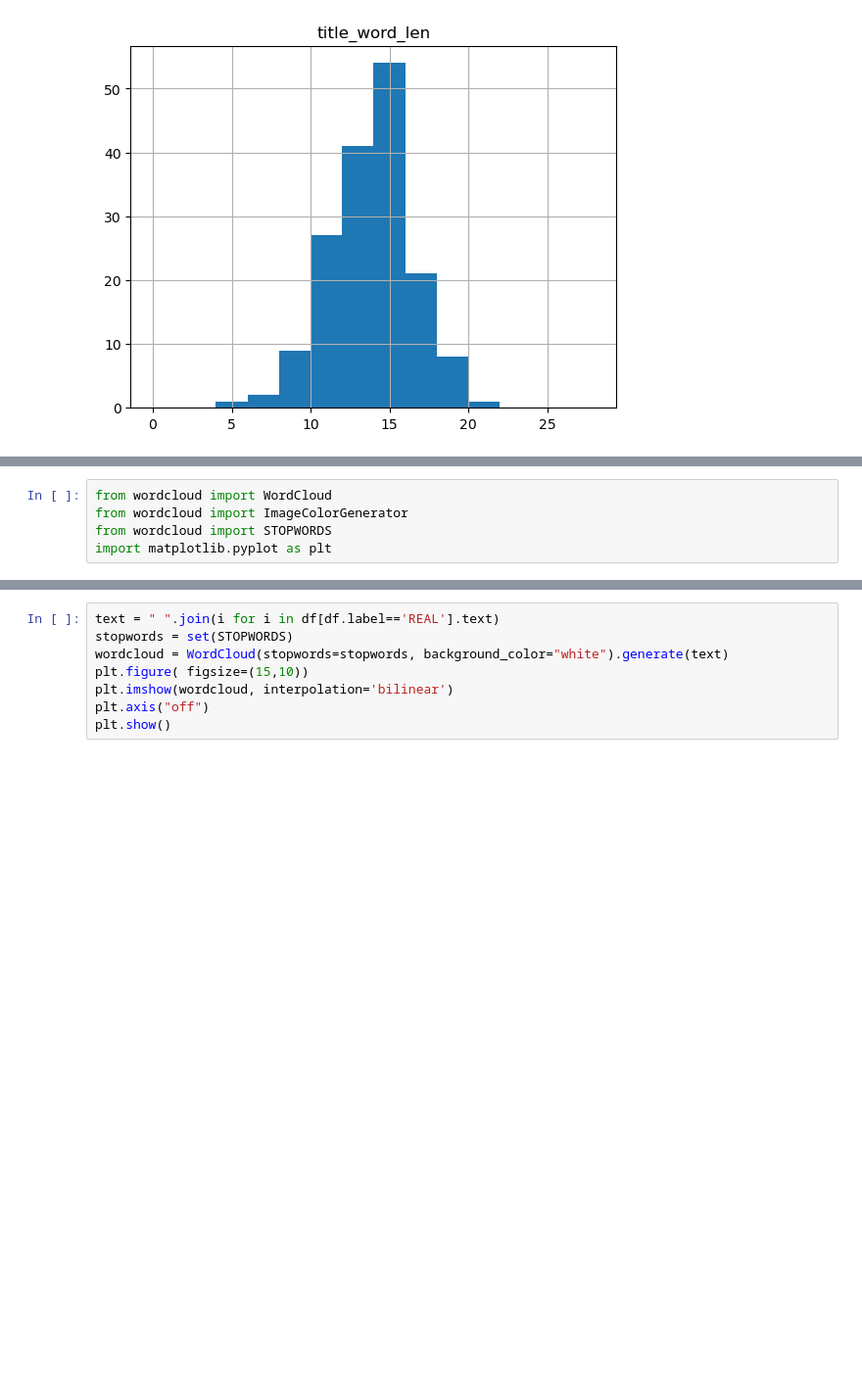
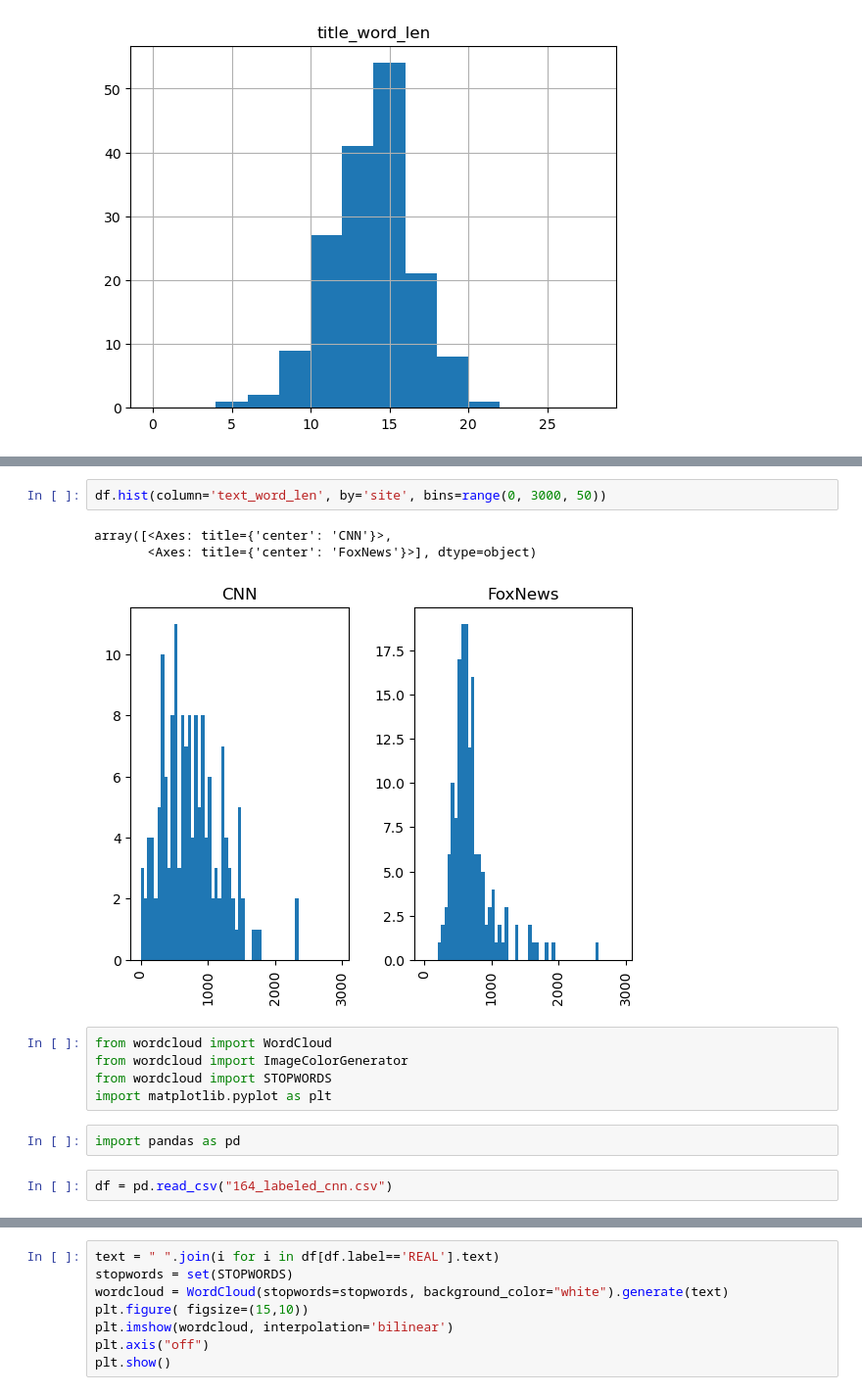
Before and after one commit to claudiosv/fake-news-detection, a Jupyter notebook: EDA.ipynb, the cells around one changed output, grey strips where cells are left out. Shown at 98% size. Saved outputs shown, nothing was run; the diff lists cells and outputs as text; blank space fills up the shorter version.

```diff
--- a/EDA.ipynb
+++ b/EDA.ipynb
@@ -79,5 +79,15 @@ array([<Axes: title={'center': 'FAKE'}>, <Axes: title={'center': 'REAL'}>],
+# %%
+df.hist(column='text_word_len', by='site', bins=range(0, 3000, 50))
+# %% [output]
+array([<Axes: title={'center': 'CNN'}>,
+       <Axes: title={'center': 'FoxNews'}>], dtype=object)
+[figure, added]
 # %%
 from wordcloud import WordCloud
 from wordcloud import ImageColorGenerator
 from wordcloud import STOPWORDS
 import matplotlib.pyplot as plt
+# %%
+import pandas as pd
+# %%
+df = pd.read_csv("164_labeled_cnn.csv")
```
Also changed, not shown: parts of 9 cells of this notebook, 8 other files.
